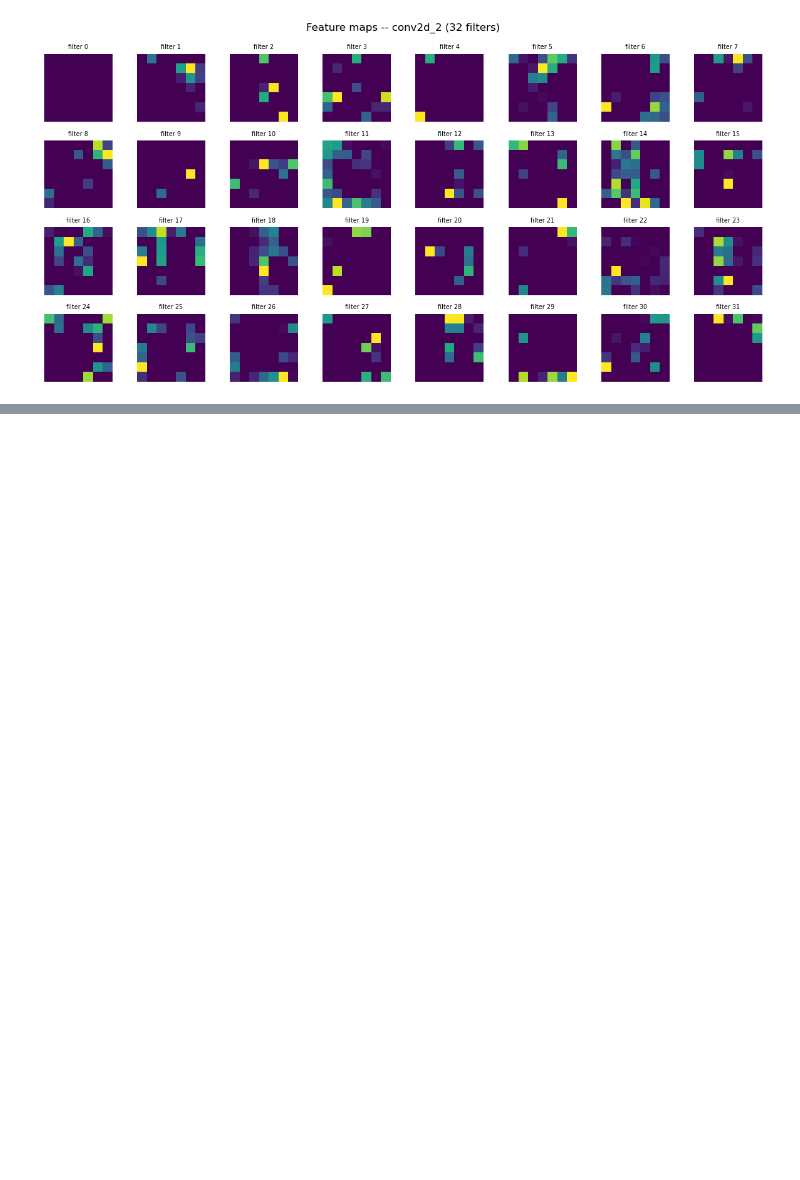
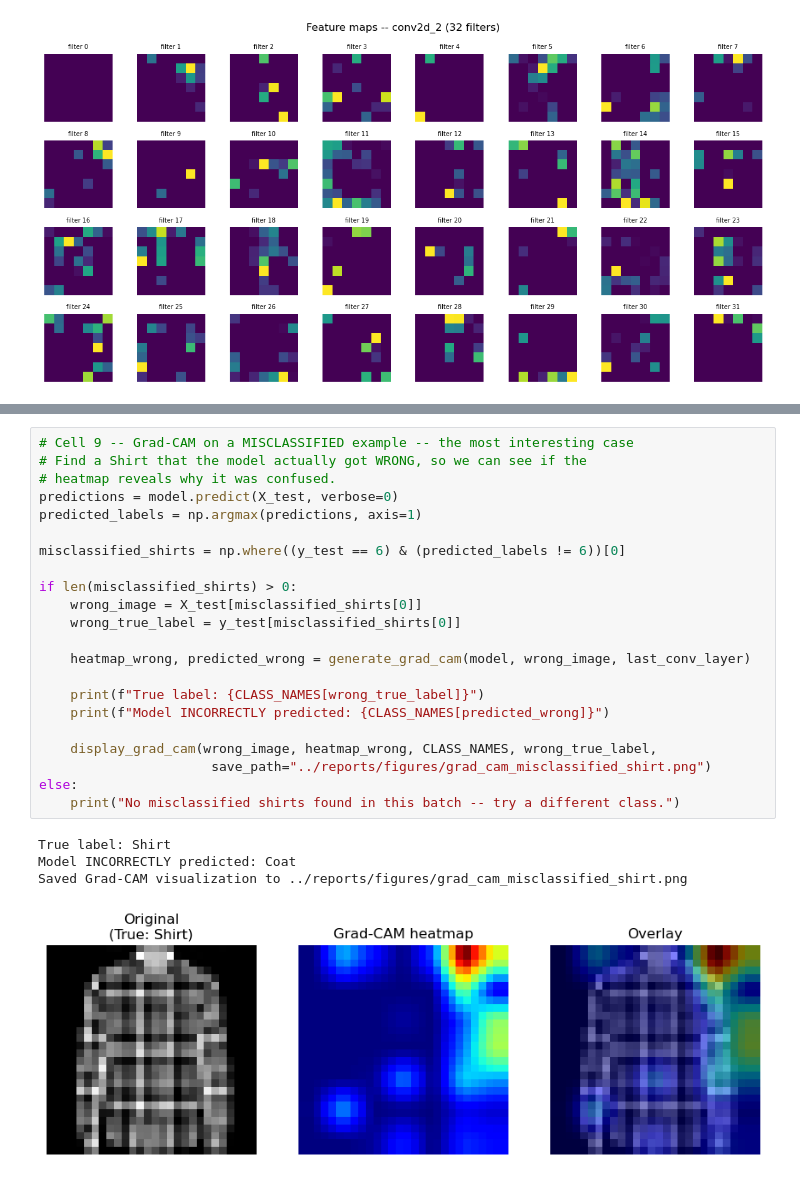
Before and after one commit to DarkWhiteDarker/CNN_For_Beginners, a Jupyter notebook: notebooks/02_interpretability.ipynb, the cells around one changed output, grey strips where cells are left out. Cells and saved outputs as stored; diff of their text form; blank space fills up the shorter version.

```diff
--- a/notebooks/02_interpretability.ipynb
+++ b/notebooks/02_interpretability.ipynb
@@ -116,0 +137,27 @@ Saved feature maps to ../reports/figures/feature_maps_conv2d_2.png
+# %%
+# Cell 9 -- Grad-CAM on a MISCLASSIFIED example -- the most interesting case
+# Find a Shirt that the model actually got WRONG, so we can see if the
+# heatmap reveals why it was confused.
+predictions = model.predict(X_test, verbose=0)
+predicted_labels = np.argmax(predictions, axis=1)
+
+misclassified_shirts = np.where((y_test == 6) & (predicted_labels != 6))[0]
+
+if len(misclassified_shirts) > 0:
+    wrong_image = X_test[misclassified_shirts[0]]
+    wrong_true_label = y_test[misclassified_shirts[0]]
+
+    heatmap_wrong, predicted_wrong = generate_grad_cam(model, wrong_image, last_conv_layer)
+
+    print(f"True label: {CLASS_NAMES[wrong_true_label]}")
+    print(f"Model INCORRECTLY predicted: {CLASS_NAMES[predicted_wrong]}")
+
+    display_grad_cam(wrong_image, heatmap_wrong, CLASS_NAMES, wrong_true_label,
+                      save_path="../reports/figures/grad_cam_misclassified_shirt.png")
+else:
+    print("No misclassified shirts found in this batch -- try a different class.")
+# %% [output]
+True label: Shirt
+Model INCORRECTLY predicted: Coat
+Saved Grad-CAM visualization to ../reports/figures/grad_cam_misclassified_shirt.png
+[figure, added]
```
Also changed, not shown: parts of 4 cells of this notebook.
